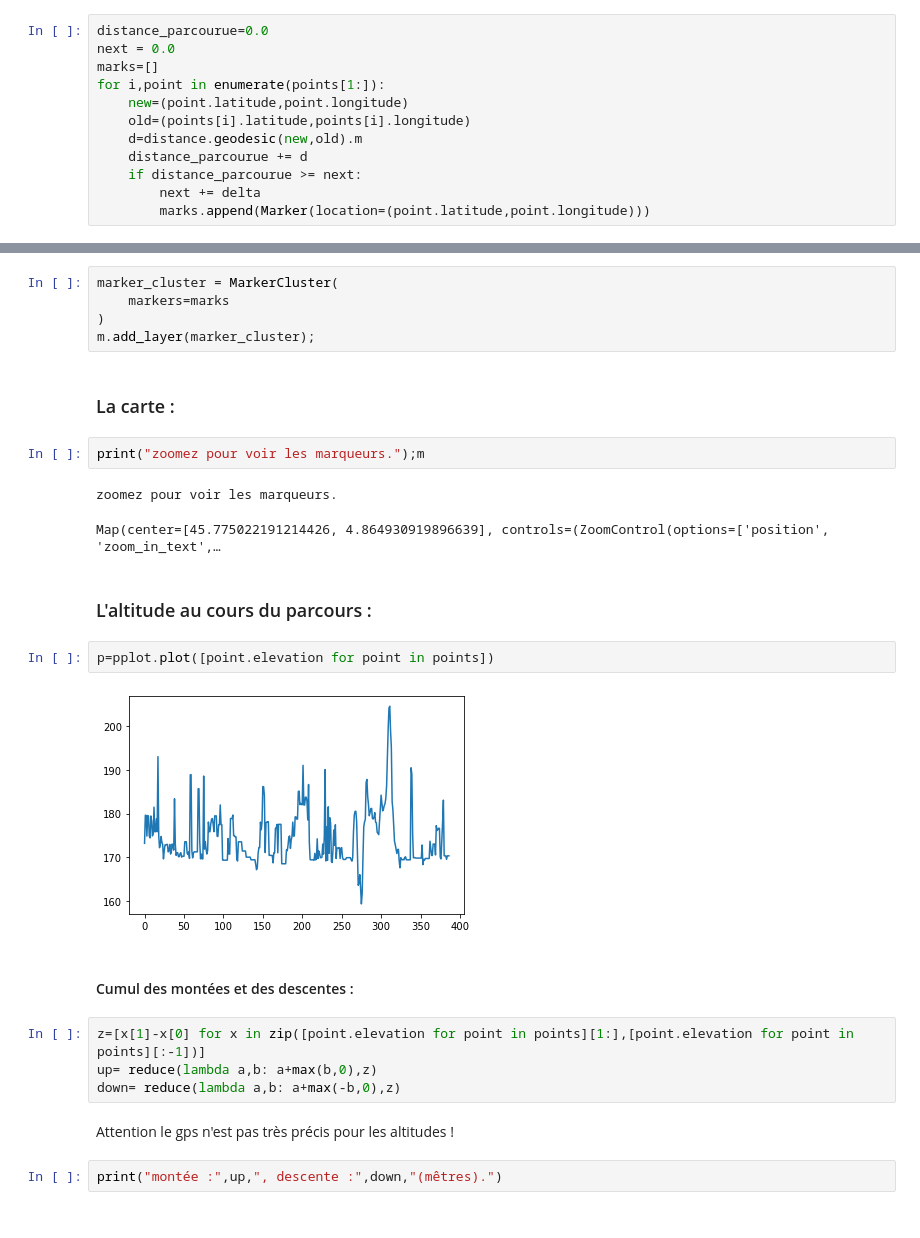
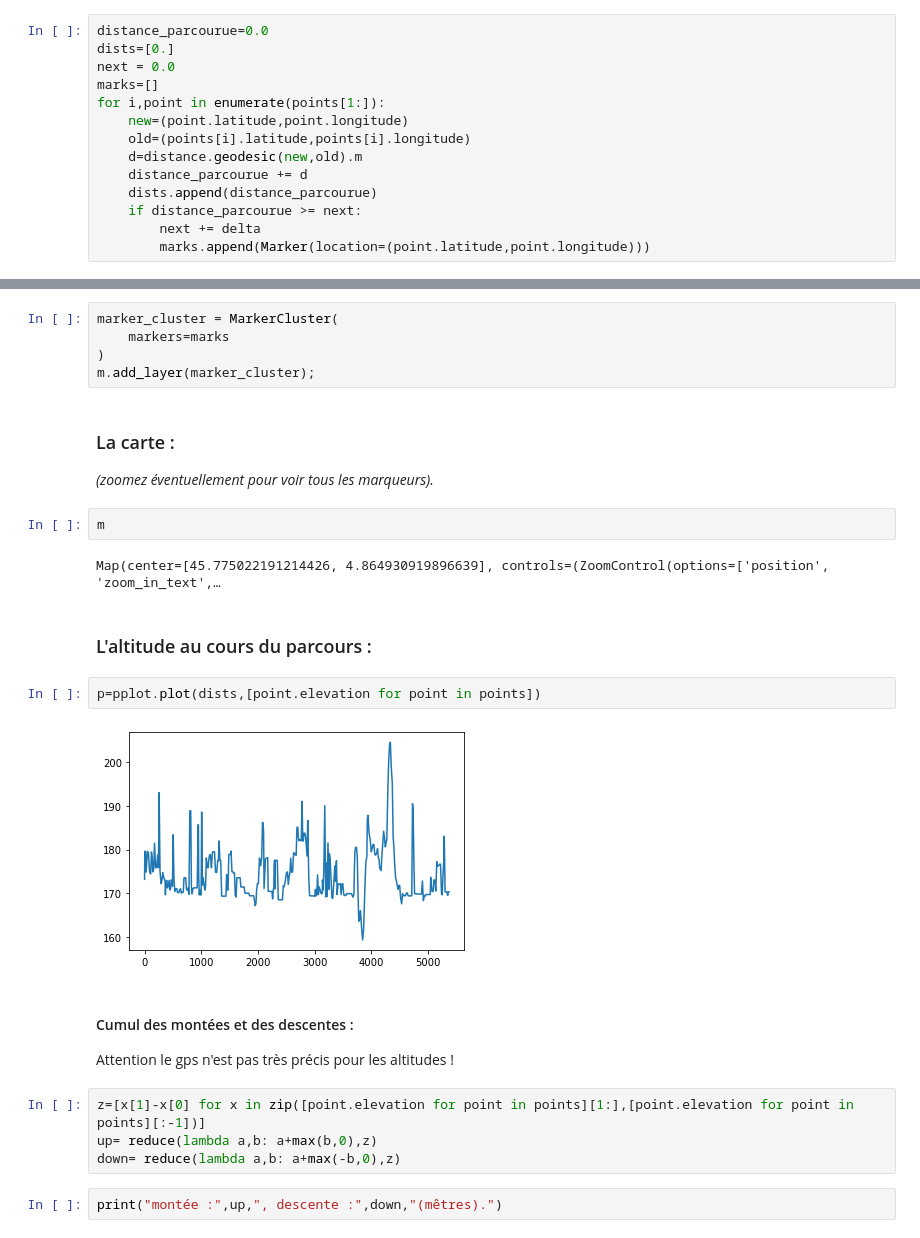
Before and after one commit to Thierry-Dumont/RandoGpsEtCie, a Jupyter notebook: IpyLeafLet.ipynb, the cells around one changed output, grey strips where cells are left out. Drawn from its saved outputs; the diff is of its cells as text.

```diff
--- a/IpyLeafLet.ipynb
+++ b/IpyLeafLet.ipynb
@@ -62,6 +59,7 @@ m.add_layer(line)
 delta=1000. # 1 km.
 # %%
 distance_parcourue=0.0
+dists=[0.]
 next = 0.0
 marks=[]
 for i,point in enumerate(points[1:]):
@@ -69,6 +67,7 @@ for i,point in enumerate(points[1:]):
     old=(points[i].latitude,points[i].longitude)
     d=distance.geodesic(new,old).m
     distance_parcourue += d
+    dists.append(distance_parcourue)
     if distance_parcourue >= next:
         next += delta
         marks.append(Marker(location=(point.latitude,point.longitude)))
@@ -83,27 +82,28 @@ marker_cluster = MarkerCluster(
     markers=marks
 )
 m.add_layer(marker_cluster);
-# %% [markdown]
-### La carte : ###
-# %%
-print("zoomez pour voir les marqueurs.");m
-# %% [output]
-zoomez pour voir les marqueurs.
-Map(center=[45.775022191214426, 4.864930919896639], controls=(ZoomControl(options=['position', 'zoom_in_text',…
+# %% [markdown]
+### La carte : ###
+
+_(zoomez éventuellement pour voir tous les marqueurs)._
+# %%
+m
+# %% [output]
+Map(center=[45.775022191214426, 4.864930919896639], controls=(ZoomControl(options=['position', 'zoom_in_text',…
 # %% [markdown]
 ### L'altitude au cours du parcours : ###
 # %%
-p=pplot.plot([point.elevation for point in points])
+p=pplot.plot(dists,[point.elevation for point in points])
 # %% [output]
-[figure, old version]
+[figure, new version]
 # %% [markdown]
 #### Cumul des montées et des descentes : ####
+
+Attention le gps n'est pas très précis pour les altitudes !
 # %%
 z=[x[1]-x[0] for x in zip([point.elevation for point in points][1:],[point.elevation for point in points][:-1])]
 up= reduce(lambda a,b: a+max(b,0),z)
 down= reduce(lambda a,b: a+max(-b,0),z)
-# %% [markdown]
-Attention le gps n'est pas très précis pour les altitudes !
 # %%
 print("montée :",up,", descente :",down,"(mêtres).")
 # %% [output]
```
Also changed, not shown: parts of 8 cells of this notebook.
